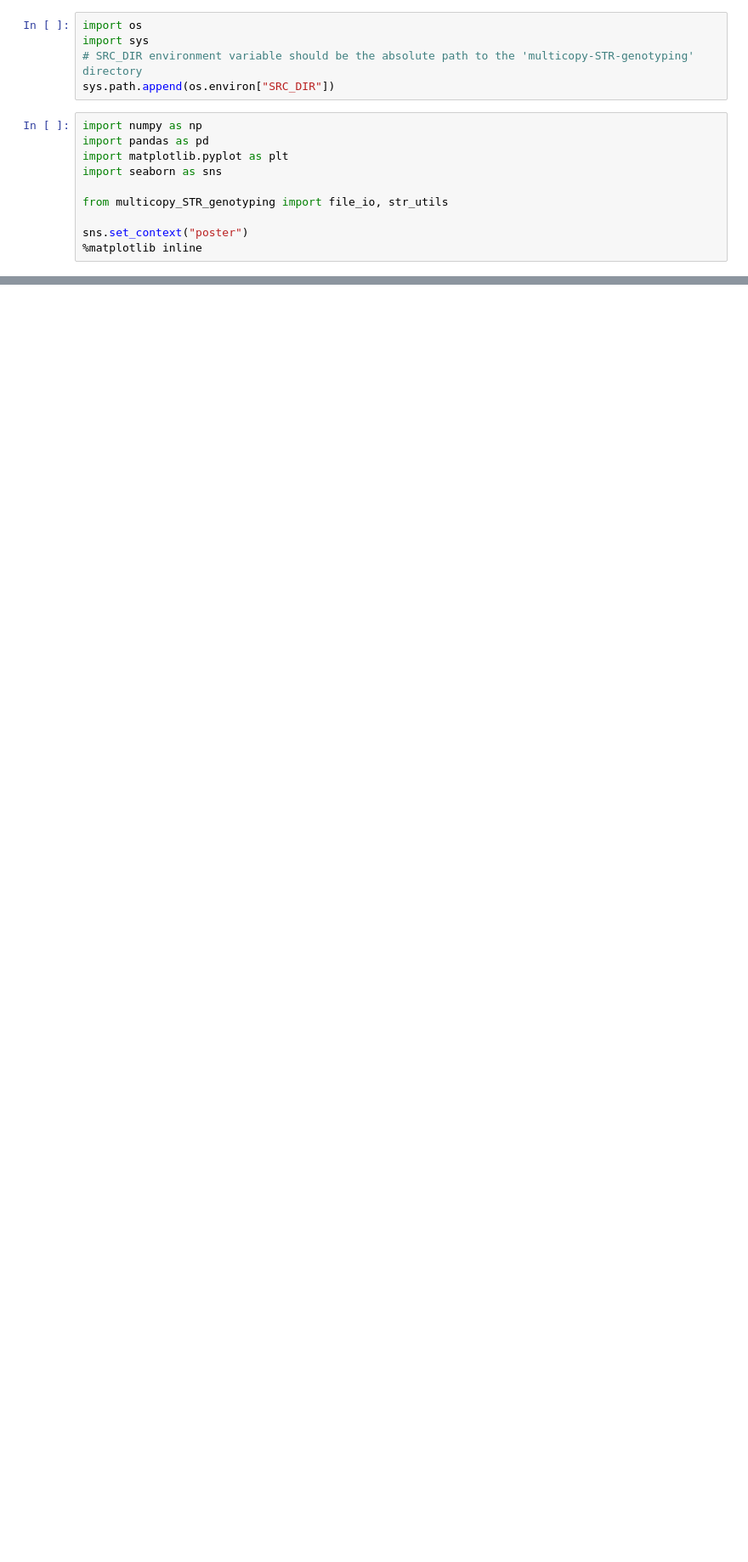
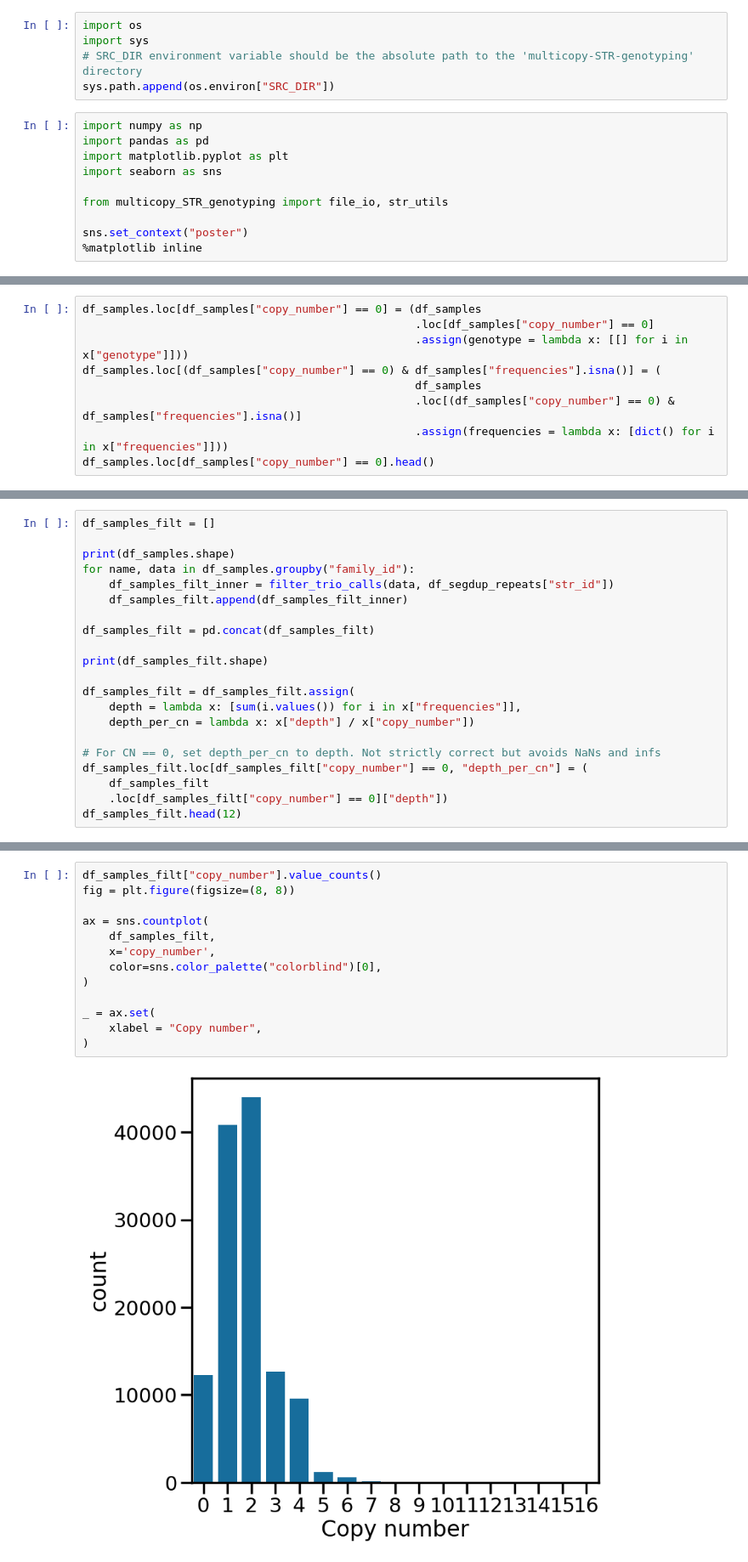
Before and after one commit to acg-team/ConSTRain-analyses, a Jupyter notebook: analyses/1000Genomes/2024-04-17_analyse_family_trios.ipynb, the cells around one changed output, grey strips where cells are left out. Shown at 85% size. Cells and saved outputs as stored; diff of their text form; blank space fills up the shorter version.

Commit message:
Analysis of STR calls in 10 1KGenomes family trios (so 30 samples)

```diff
--- a/analyses/1000Genomes/2024-04-17_analyse_family_trios.ipynb
+++ b/analyses/1000Genomes/2024-04-17_analyse_family_trios.ipynb
@@ -37,0 +109,9 @@ from cyvcf2 import VCF
+# %%
+df_samples.loc[df_samples["copy_number"] == 0] = (df_samples
+                                                  .loc[df_samples["copy_number"] == 0]
+                                                  .assign(genotype = lambda x: [[] for i in x["genotype"]]))
+df_samples.loc[(df_samples["copy_number"] == 0) & df_samples["frequencies"].isna()] = (
+                                                  df_samples
+                                                  .loc[(df_samples["copy_number"] == 0) & df_samples["frequencies"].isna()]
+                                                  .assign(frequencies = lambda x: [dict() for i in x["frequencies"]]))
+df_samples.loc[df_samples["copy_number"] == 0].head()
@@ -37,0 +161,21 @@ from cyvcf2 import VCF
+# %%
+df_samples_filt = []
+
+print(df_samples.shape)
+for name, data in df_samples.groupby("family_id"):
+    df_samples_filt_inner = filter_trio_calls(data, df_segdup_repeats["str_id"])
+    df_samples_filt.append(df_samples_filt_inner)
+
+df_samples_filt = pd.concat(df_samples_filt)
+
+print(df_samples_filt.shape)
+
+df_samples_filt = df_samples_filt.assign(
+    depth = lambda x: [sum(i.values()) for i in x["frequencies"]],
+    depth_per_cn = lambda x: x["depth"] / x["copy_number"])
+
+# For CN == 0, set depth_per_cn to depth. Not strictly correct but avoids NaNs and infs
+df_samples_filt.loc[df_samples_filt["copy_number"] == 0, "depth_per_cn"] = (
+    df_samples_filt
+    .loc[df_samples_filt["copy_number"] == 0]["depth"])
+df_samples_filt.head(12)
@@ -37,0 +206,15 @@ from cyvcf2 import VCF
+# %%
+df_samples_filt["copy_number"].value_counts()
+fig = plt.figure(figsize=(8, 8))
+
+ax = sns.countplot(
+    df_samples_filt,
+    x='copy_number',
+    color=sns.color_palette("colorblind")[0],
+)
+
+_ = ax.set(
+    xlabel = "Copy number",
+)
+# %% [output]
+[figure, added]
```
Also changed, not shown: parts of 25 cells of this notebook, 4 other files.
